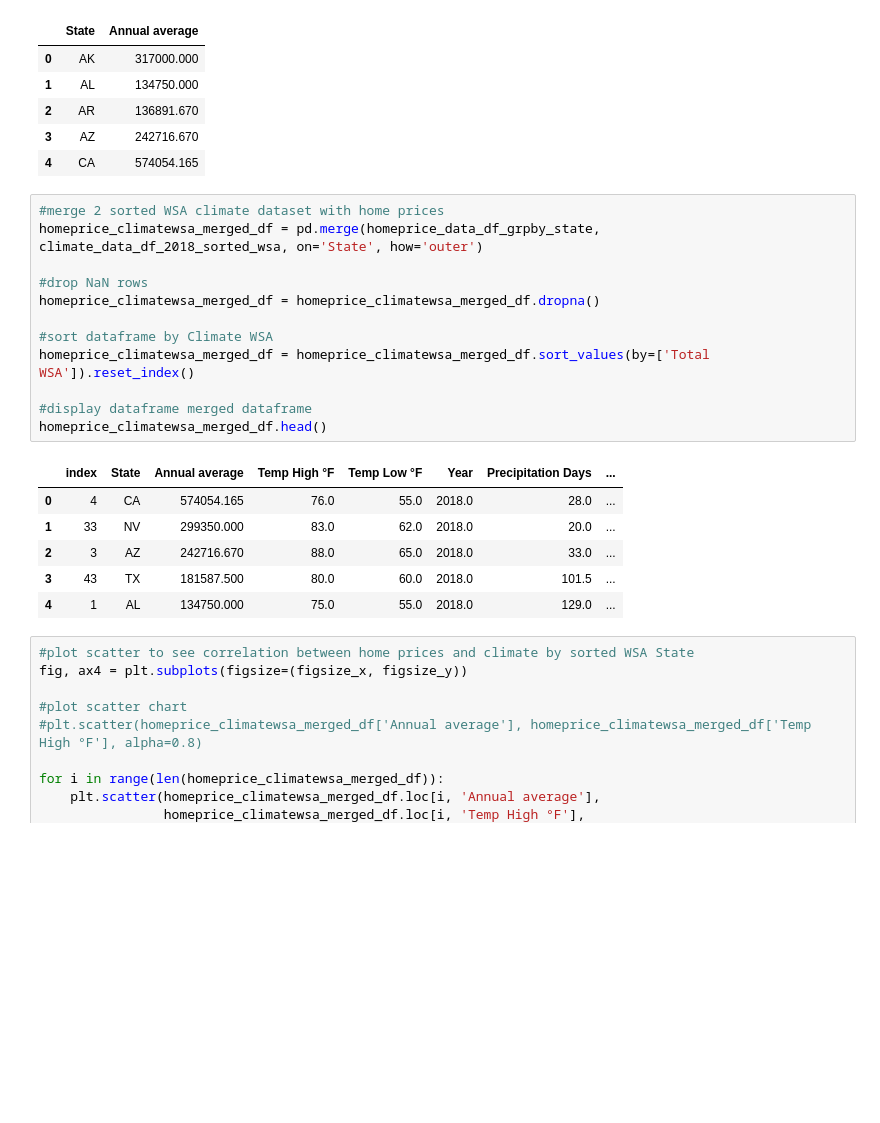
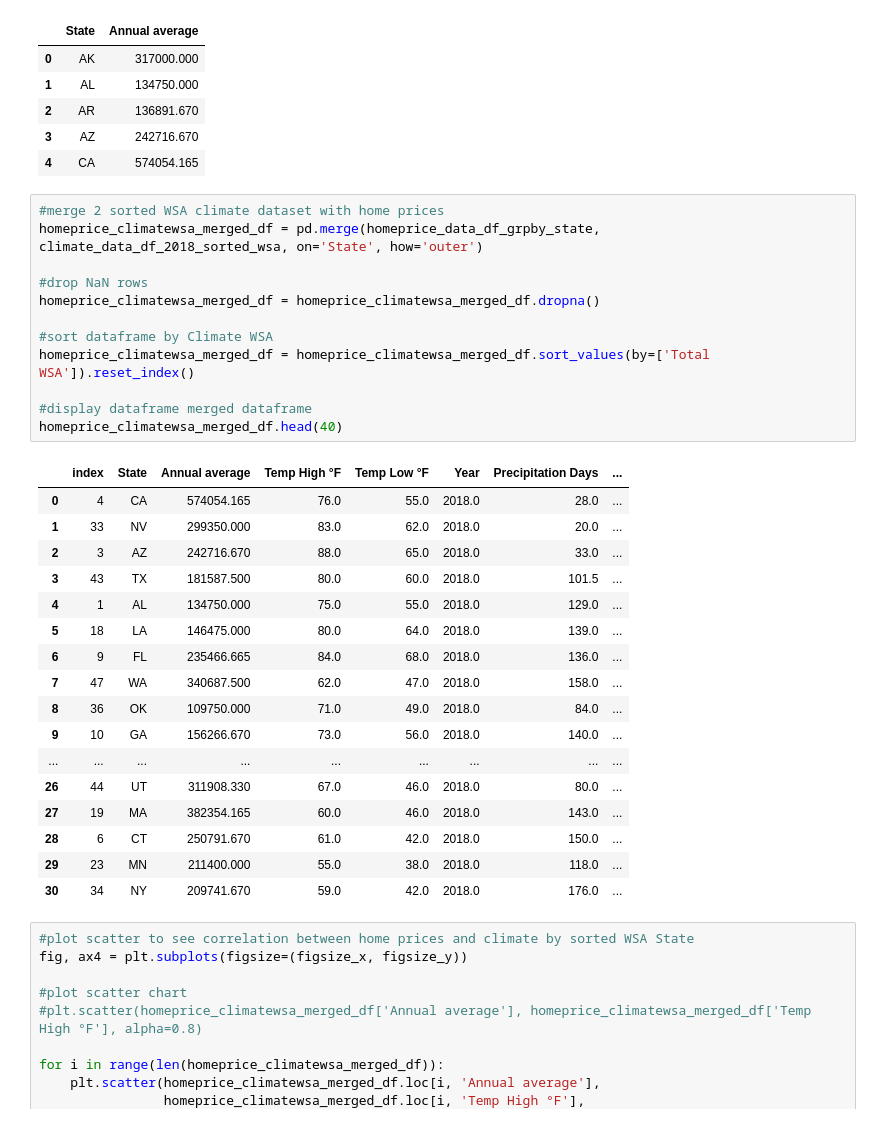
Before and after one commit to prakashbalasubramaniam/The_Incredible_Quad, a Jupyter notebook: Climate_analysis/climate_main_analysis.ipynb, the cells around one changed output. Saved outputs shown, nothing was run; the diff lists cells and outputs as text; blank space fills up the shorter version.

```diff
--- a/Climate_analysis/climate_main_analysis.ipynb
+++ b/Climate_analysis/climate_main_analysis.ipynb
@@ -399,22 +399,33 @@ homeprice_data_df_grpby_state.head()
 # %%
 #merge 2 sorted WSA climate dataset with home prices
 homeprice_climatewsa_merged_df = pd.merge(homeprice_data_df_grpby_state, climate_data_df_2018_sorted_wsa, on='State', how='outer')
 
 #drop NaN rows
 homeprice_climatewsa_merged_df = homeprice_climatewsa_merged_df.dropna()
 
 #sort dataframe by Climate WSA
 homeprice_climatewsa_merged_df = homeprice_climatewsa_merged_df.sort_values(by=['Total WSA']).reset_index()
 
 #display dataframe merged dataframe
-homeprice_climatewsa_merged_df.head()
+homeprice_climatewsa_merged_df.head(40)
 # %% [output]
 |  | index | State | Annual average | Temp High °F | Temp Low °F | Year | Precipitation Days | ... |
 | 0 | 4 | CA | 574054.165 | 76.0 | 55.0 | 2018.0 | 28.0 | ... |
 | 1 | 33 | NV | 299350.000 | 83.0 | 62.0 | 2018.0 | 20.0 | ... |
 | 2 | 3 | AZ | 242716.670 | 88.0 | 65.0 | 2018.0 | 33.0 | ... |
 | 3 | 43 | TX | 181587.500 | 80.0 | 60.0 | 2018.0 | 101.5 | ... |
 | 4 | 1 | AL | 134750.000 | 75.0 | 55.0 | 2018.0 | 129.0 | ... |
+| 5 | 18 | LA | 146475.000 | 80.0 | 64.0 | 2018.0 | 139.0 | ... |
+| 6 | 9 | FL | 235466.665 | 84.0 | 68.0 | 2018.0 | 136.0 | ... |
+| 7 | 47 | WA | 340687.500 | 62.0 | 47.0 | 2018.0 | 158.0 | ... |
+| 8 | 36 | OK | 109750.000 | 71.0 | 49.0 | 2018.0 | 84.0 | ... |
+| 9 | 10 | GA | 156266.670 | 73.0 | 56.0 | 2018.0 | 140.0 | ... |
+| ... | ... | ... | ... | ... | ... | ... | ... | ... |
+| 26 | 44 | UT | 311908.330 | 67.0 | 46.0 | 2018.0 | 80.0 | ... |
+| 27 | 19 | MA | 382354.165 | 60.0 | 46.0 | 2018.0 | 143.0 | ... |
+| 28 | 6 | CT | 250791.670 | 61.0 | 42.0 | 2018.0 | 150.0 | ... |
+| 29 | 23 | MN | 211400.000 | 55.0 | 38.0 | 2018.0 | 118.0 | ... |
+| 30 | 34 | NY | 209741.670 | 59.0 | 42.0 | 2018.0 | 176.0 | ... |
 # %%
 #plot scatter to see correlation between home prices and climate by sorted WSA State
 fig, ax4 = plt.subplots(figsize=(figsize_x, figsize_y))
```
Also changed, not shown: parts of 1 cell of this notebook, 2 other files.
